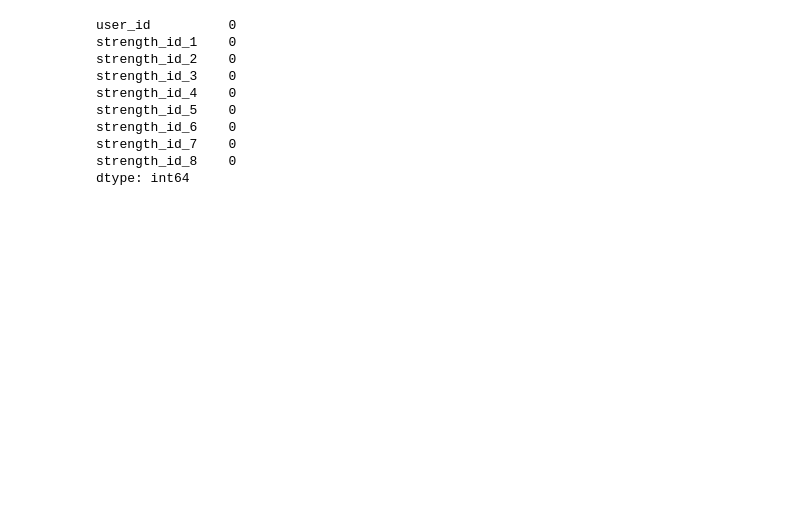
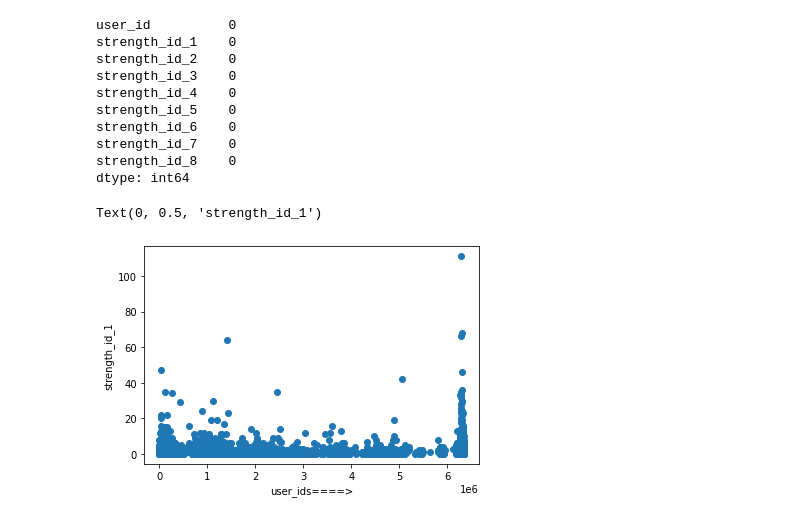
Before and after one commit to saurav-jaat/innerve_data-hackathon-2020-, a Jupyter notebook: UnivariateAnalysis/UA_strengths.ipynb, the cells around one changed output. Cells and saved outputs as stored; diff of their text form; code cells hidden in the pictures; blank space fills up the shorter version.

Commit message:
updated UA_strength

```diff
--- a/UnivariateAnalysis/UA_strengths.ipynb
+++ b/UnivariateAnalysis/UA_strengths.ipynb
@@ -26,3 +38,10 @@ strength_id_6    0
 strength_id_7    0
 strength_id_8    0
 dtype: int64
+# %%
+plt.scatter(x,y1)
+plt.xlabel("user_ids====>")
+plt.ylabel("strength_id_1")
+# %% [output]
+Text(0, 0.5, 'strength_id_1')
+[figure, added]
```
Also changed, not shown: parts of 36 cells of this notebook.
